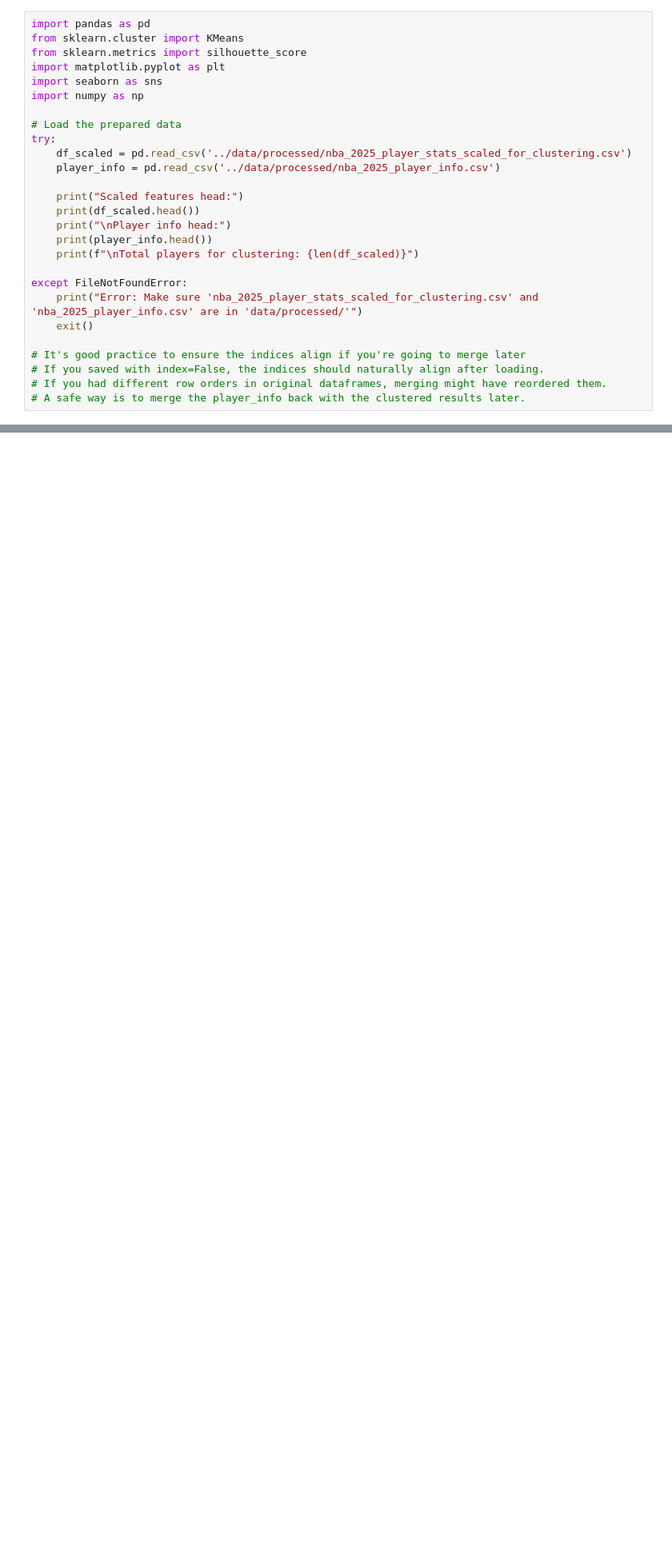
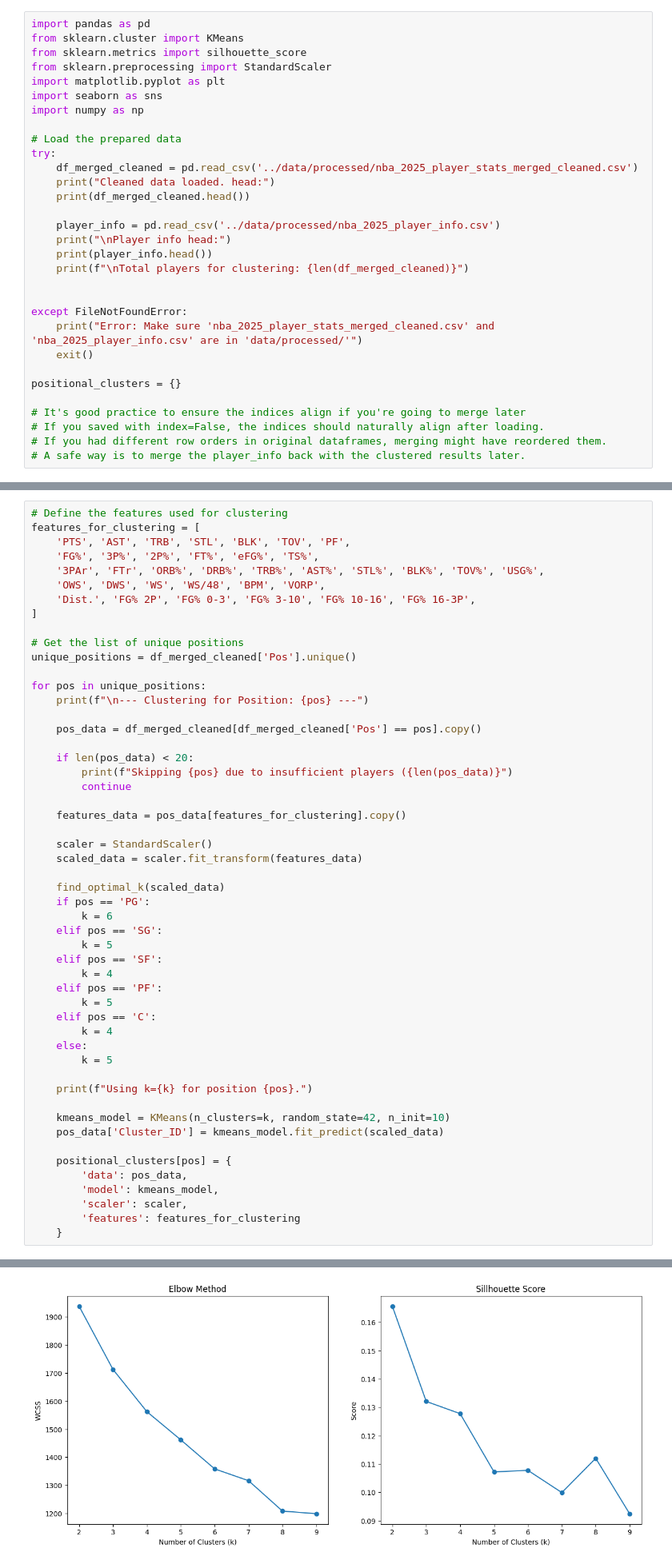
Before and after one commit to ryanzhouuu/nba-archetype-clustering, a Jupyter notebook: notebooks/02_clustering_analysis.ipynb, the cells around one changed output, grey strips where cells are left out. Shown at 80% size. Saved outputs shown, nothing was run; the diff lists cells and outputs as text; blank space fills up the shorter version.

Commit message:
Start Clustering By Position

```diff
--- a/notebooks/02_clustering_analysis.ipynb
+++ b/notebooks/02_clustering_analysis.ipynb
@@ -2,24 +2,28 @@
 import pandas as pd
 from sklearn.cluster import KMeans
 from sklearn.metrics import silhouette_score
+from sklearn.preprocessing import StandardScaler
 import matplotlib.pyplot as plt
 import seaborn as sns
 import numpy as np
 
 # Load the prepared data
 try:
-    df_scaled = pd.read_csv('../data/processed/nba_2025_player_stats_scaled_for_clustering.csv')
+    df_merged_cleaned = pd.read_csv('../data/processed/nba_2025_player_stats_merged_cleaned.csv')
+    print("Cleaned data loaded. head:")
+    print(df_merged_cleaned.head())
+
     player_info = pd.read_csv('../data/processed/nba_2025_player_info.csv')
-
-    print("Scaled features head:")
-    print(df_scaled.head())
     print("\nPlayer info head:")
     print(player_info.head())
-    print(f"\nTotal players for clustering: {len(df_scaled)}")
+    print(f"\nTotal players for clustering: {len(df_merged_cleaned)}")
+
 
 except FileNotFoundError:
-    print("Error: Make sure 'nba_2025_player_stats_scaled_for_clustering.csv' and 'nba_2025_player_info.csv' are in 'data/processed/'")
+    print("Error: Make sure 'nba_2025_player_stats_merged_cleaned.csv' and 'nba_2025_player_info.csv' are in 'data/processed/'")
     exit()
+
+positional_clusters = {}
 
 # It's good practice to ensure the indices align if you're going to merge later
 # If you saved with index=False, the indices should naturally align after loading.
@@ -318,0 +96,53 @@ Total variance explained by 2 components: 0.52
+# %%
+# Define the features used for clustering
+features_for_clustering = [
+    'PTS', 'AST', 'TRB', 'STL', 'BLK', 'TOV', 'PF',
+    'FG%', '3P%', '2P%', 'FT%', 'eFG%', 'TS%',
+    '3PAr', 'FTr', 'ORB%', 'DRB%', 'TRB%', 'AST%', 'STL%', 'BLK%', 'TOV%', 'USG%',
+    'OWS', 'DWS', 'WS', 'WS/48', 'BPM', 'VORP',
+    'Dist.', 'FG% 2P', 'FG% 0-3', 'FG% 3-10', 'FG% 10-16', 'FG% 16-3P',
+]
+
+# Get the list of unique positions
+unique_positions = df_merged_cleaned['Pos'].unique()
+
+for pos in unique_positions:
+    print(f"\n--- Clustering for Position: {pos} ---")
+
+    pos_data = df_merged_cleaned[df_merged_cleaned['Pos'] == pos].copy()
+
+    if len(pos_data) < 20:
+        print(f"Skipping {pos} due to insufficient players ({len(pos_data)}")
+        continue
+
+    features_data = pos_data[features_for_clustering].copy()
+
+    scaler = StandardScaler()
+    scaled_data = scaler.fit_transform(features_data)
+
+    find_optimal_k(scaled_data)
+    if pos == 'PG':
+        k = 6
+    elif pos == 'SG':
+        k = 5
+    elif pos == 'SF':
+        k = 4
+    elif pos == 'PF':
+        k = 5
+    elif pos == 'C':
+        k = 4
+    else:
+        k = 5
+
+    print(f"Using k={k} for position {pos}.")
+
+    kmeans_model = KMeans(n_clusters=k, random_state=42, n_init=10)
+    pos_data['Cluster_ID'] = kmeans_model.fit_predict(scaled_data)
+
+    positional_clusters[pos] = {
+        'data': pos_data,
+        'model': kmeans_model,
+        'scaler': scaler,
+        'features': features_for_clustering
+    }
+# %% [output]
@@ -318,0 +150 @@ Total variance explained by 2 components: 0.52
+[figure, added]
```
Also changed, not shown: parts of 8 cells of this notebook, 1 other file.
